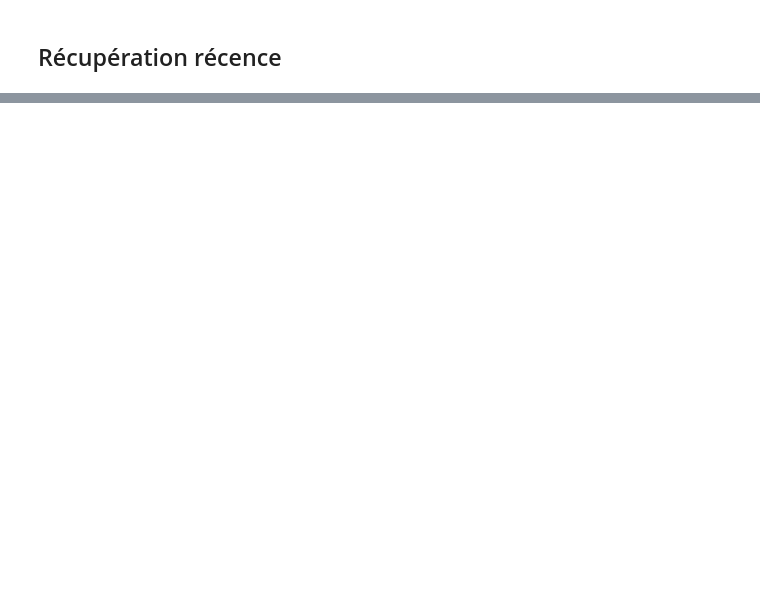
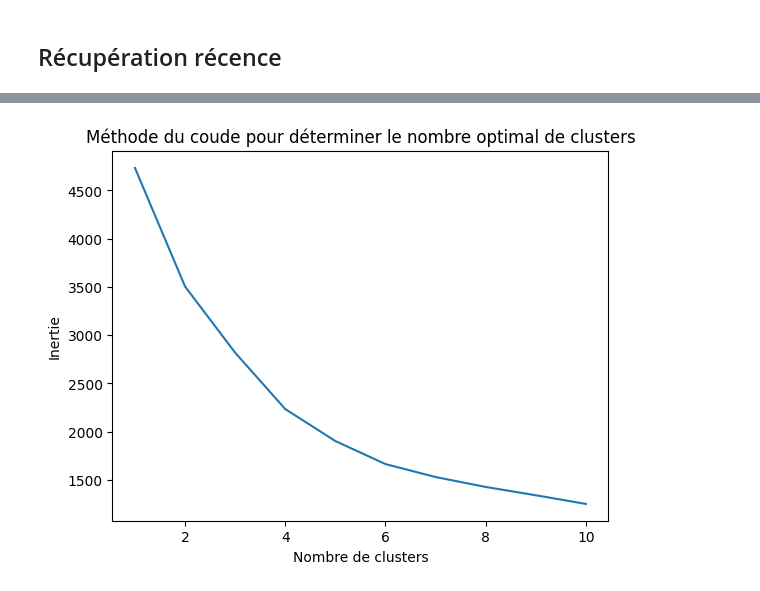
Before and after one commit to MelodyDuplaix/Projet_OCR, a Jupyter notebook: notebooks/analyse.ipynb, the cells around one changed output, grey strips where cells are left out. Saved outputs shown, nothing was run; the diff lists cells and outputs as text; code cells hidden in the pictures; blank space fills up the shorter version.

```diff
--- a/notebooks/analyse.ipynb
+++ b/notebooks/analyse.ipynb
@@ -254,0 +243,4 @@ df
+# %%
+df = df_montant.merge(df_frequence, how="outer")
+df = df.merge(df_recence, how="outer")
+df
@@ -254,0 +385,17 @@ df
+# %%
+with SessionLocal() as session:
+    query = (
+        session.query(
+            Client.id_client,
+            Client.birthdate
+        )
+    )
+    result = query.all()
+    df_age = pd.DataFrame(result, columns=['id_client', 'birthdate'])
+
+now = datetime.now()
+df_age['age'] = df_age['birthdate'].apply(lambda x: now.year - x.year - ((now.month, now.day) < (x.month, x.day)))
+
+df_age = df_age.drop('birthdate', axis=1)
+
+df_age
@@ -254,0 +418,3 @@ df
+# %%
+df = df.merge(df_age, how="left")
+df
@@ -254,0 +435,23 @@ df
+# %%
+
+X = df[['total_depense', 'nombre_de_commande', 'jours_depuis_derniere_facture', 'age']]
+X = X.dropna()
+scaler = StandardScaler()
+X_scaled = scaler.fit_transform(X)
+inertia = []
+for i in range(1, 11):
+    kmeans = KMeans(n_clusters=i,
+                    init='k-means++',
+                    max_iter=300,
+                    n_init=10,
+                    random_state=0)
+    kmeans.fit(X_scaled)
+    inertia.append(kmeans.inertia_)
+
+plt.plot(range(1, 11), inertia)
+plt.title('Méthode du coude pour déterminer le nombre optimal de clusters')
+plt.xlabel('Nombre de clusters')
+plt.ylabel('Inertie')
+plt.show()
+# %% [output]
+[figure, added]
```
Also changed, not shown: parts of 19 cells of this notebook, 8 other files.
